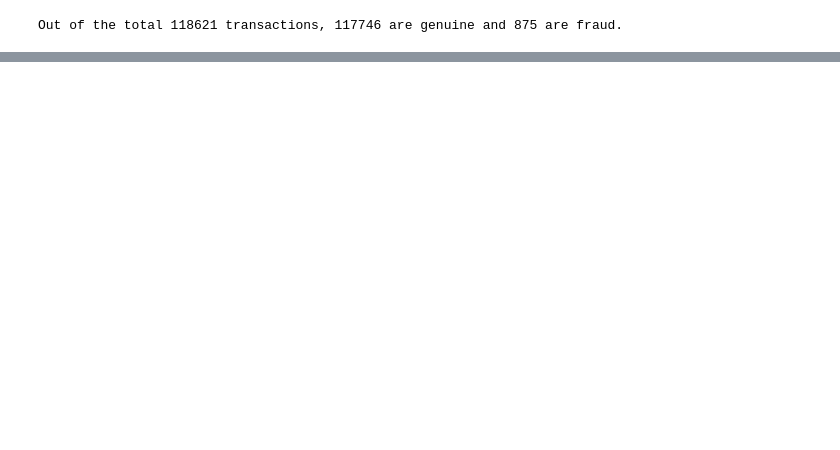
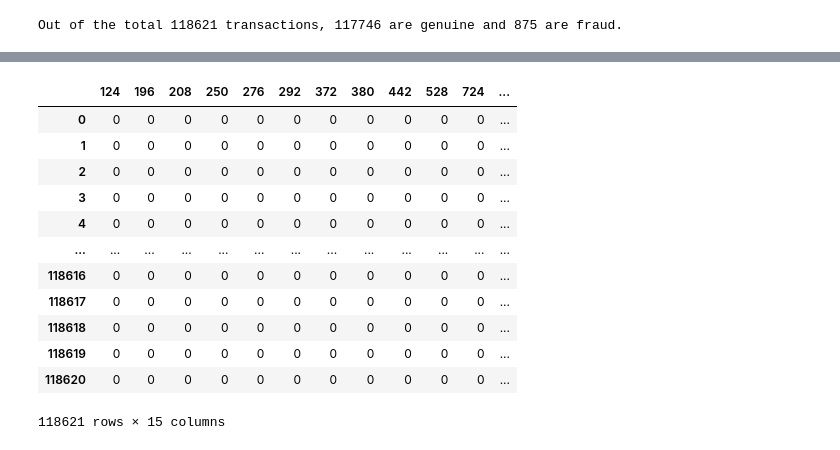
Before and after one commit to yash-td/Fraud-Detection, a Jupyter notebook: fraud-detection.ipynb, the cells around one changed output, grey strips where cells are left out. Drawn from its saved outputs; the diff is of its cells as text; code cells hidden in the pictures; blank space fills up the shorter version.

```diff
--- a/fraud-detection.ipynb
+++ b/fraud-detection.ipynb
@@ -57,0 +100,8 @@ dtype: int64
+# %%
+acc_freq = data_features.accountNumber.value_counts()
+acc_freq = pd.DataFrame(acc_freq)
+acc_freq["name"] = acc_freq.index
+acc_freq.rename(columns = {'accountNumber':'acc_freq', 'name':'accountNumber'}, inplace = True)
+data_features = data_features.merge(acc_freq, on = 'accountNumber')
+data_features = data_features.drop(columns=['accountNumber'])
+data_features
@@ -57,0 +127,2 @@ dtype: int64
+# %%
+data_features = data_features.drop(columns=['merchantId'])
@@ -57,0 +134,6 @@ dtype: int64
+# %%
+mcc_freq = data_features.mcc.value_counts()
+mcc_freq = pd.DataFrame(mcc_freq)
+mcc_freq["mcc_code"] = mcc_freq.index
+mcc_freq.rename(columns = {'mcc':'mcc_freq', 'mcc_code':'mcc'}, inplace = True)
+data_features = data_features.merge(mcc_freq, on = 'mcc')
@@ -57,0 +144,5 @@ dtype: int64
+# %%
+merchant_country_freq = pd.DataFrame(data_features.merchantCountry.value_counts())
+merchant_country_freq["mc"] = merchant_country_freq.index
+country_list = merchant_country_freq.loc[merchant_country_freq.merchantCountry>100,"mc"]
+data_features.loc[data_features["merchantCountry"].isin(country_list)==False,"merchantCountry"]="low_freq_countires"
@@ -57,0 +165,16 @@ dtype: int64
+# %%
+pd.get_dummies(data_features['merchantCountry'])
+# %% [output]
+|  | 124 | 196 | 208 | 250 | 276 | 292 | 372 | 380 | 442 | 528 | 724 | ... |
+| 0 | 0 | 0 | 0 | 0 | 0 | 0 | 0 | 0 | 0 | 0 | 0 | ... |
+| 1 | 0 | 0 | 0 | 0 | 0 | 0 | 0 | 0 | 0 | 0 | 0 | ... |
+| 2 | 0 | 0 | 0 | 0 | 0 | 0 | 0 | 0 | 0 | 0 | 0 | ... |
+| 3 | 0 | 0 | 0 | 0 | 0 | 0 | 0 | 0 | 0 | 0 | 0 | ... |
+| 4 | 0 | 0 | 0 | 0 | 0 | 0 | 0 | 0 | 0 | 0 | 0 | ... |
+| ... | ... | ... | ... | ... | ... | ... | ... | ... | ... | ... | ... | ... |
+| 118616 | 0 | 0 | 0 | 0 | 0 | 0 | 0 | 0 | 0 | 0 | 0 | ... |
+| 118617 | 0 | 0 | 0 | 0 | 0 | 0 | 0 | 0 | 0 | 0 | 0 | ... |
+| 118618 | 0 | 0 | 0 | 0 | 0 | 0 | 0 | 0 | 0 | 0 | 0 | ... |
+| 118619 | 0 | 0 | 0 | 0 | 0 | 0 | 0 | 0 | 0 | 0 | 0 | ... |
+| 118620 | 0 | 0 | 0 | 0 | 0 | 0 | 0 | 0 | 0 | 0 | 0 | ... |
+118621 rows × 15 columns
```
Also changed, not shown: parts of 40 cells of this notebook, 1 other file.
